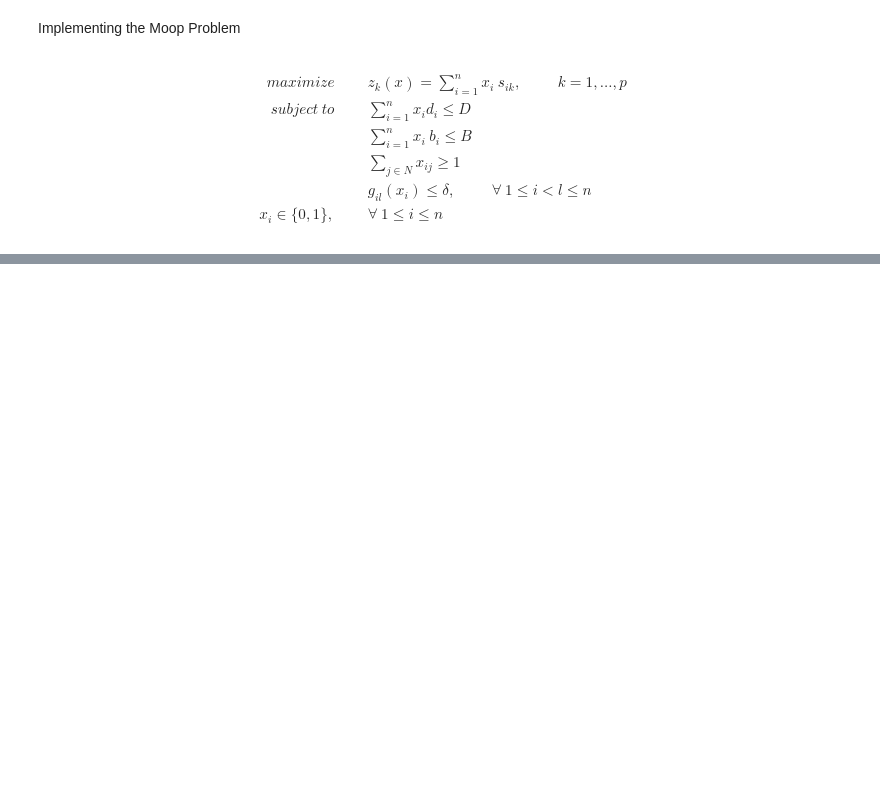
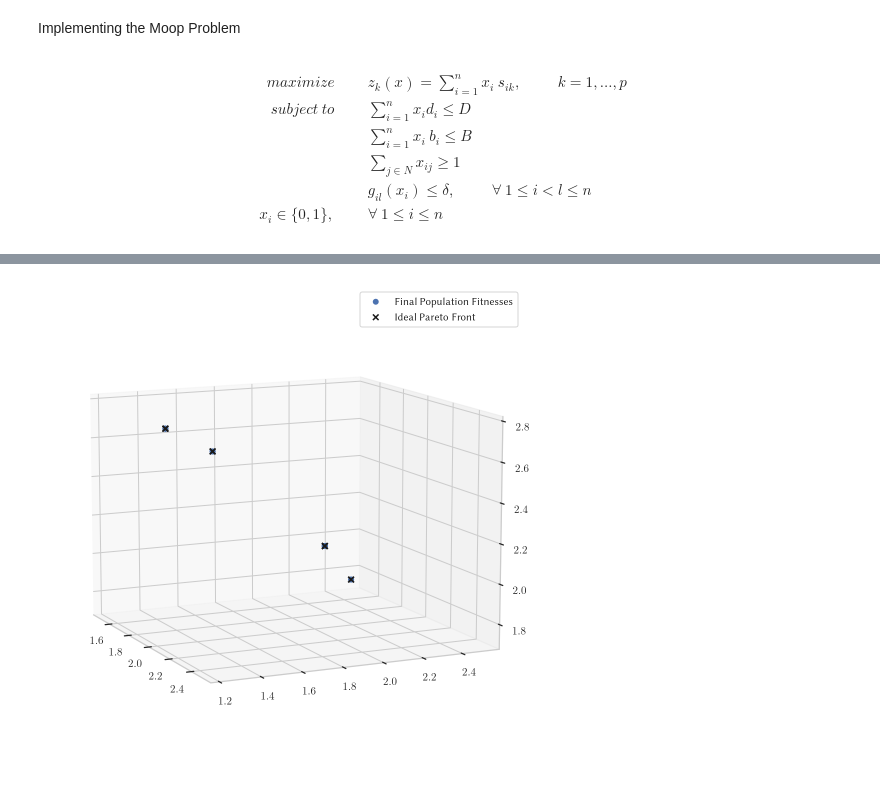
Before and after one commit to idaShobs/destirec-composite, a Jupyter notebook: Implementation/main.ipynb, the cells around one changed output, grey strips where cells are left out. Cells and saved outputs as stored; diff of their text form; code cells hidden in the pictures; blank space fills up the shorter version.

```diff
--- a/Implementation/main.ipynb
+++ b/Implementation/main.ipynb
@@ -364,4 +132,0 @@ population = toolbox.population(n=POP_SIZE)
-# %%
-fitnesses = toolbox.map(toolbox.evaluate, population)
-for ind, fit in zip(population, fitnesses):
-    ind.fitness.values = fit
@@ -397,7 +156,0 @@ non_dom = tools.sortNondominated(population, k=len(population), first_front_only
-# %%
-plt.figure(figsize=(5,5))
-for ind in population:
-    plt.plot(ind.fitness.values[0], ind.fitness.values[1], 'k.', ms=3, alpha=0.5)
-for ind in non_dom:
-    plt.plot(ind.fitness.values[0], ind.fitness.values[1], 'bo', alpha=0.74, ms=5)
-plt.title('Pareto-optimal front')
@@ -499,0 +241,27 @@ plt.autoscale(tight=True)
+# %%
+#pop_fit = np.array([ind.fitness.values for ind in population])
+
+f = tools.emo.sortLogNondominated(population, len(population), first_front_only=True)
+pf = np.array([ind.fitness.values for ind in f])
+import matplotlib.pyplot as plt
+import mpl_toolkits.mplot3d as Axes3d
+
+fig = plt.figure(figsize=(7, 7))
+ax = fig.add_subplot(111, projection="3d")
+
+p = np.array([ind.fitness.values for ind in population])
+ax.scatter(p[:, 0], p[:, 1], p[:, 2], marker="o", s=24, label="Final Population Fitnesses")
+
+ax.scatter(pf[:, 0], pf[:, 1], pf[:, 2], marker="x", c="k", s=32, label="Ideal Pareto Front")
+
+#ref_points = tools.uniform_reference_points(3, p=ref)
+#ax.scatter(ref_points[:, 0], ref_points[:, 1], ref_points[:, 2], marker="o", s=24, label="Reference Points")
+
+ax.view_init(elev=11, azim=-25)
+ax.autoscale(tight=True)
+plt.legend()
+plt.tight_layout()
+plt.savefig("nsga3.png")
+plt.savefig(f'logs/results/Visual Result {toolbox.experiment_name}.png')
+# %% [output]
+[figure, added]
```
Also changed, not shown: parts of 40 cells of this notebook, 2 other files.
